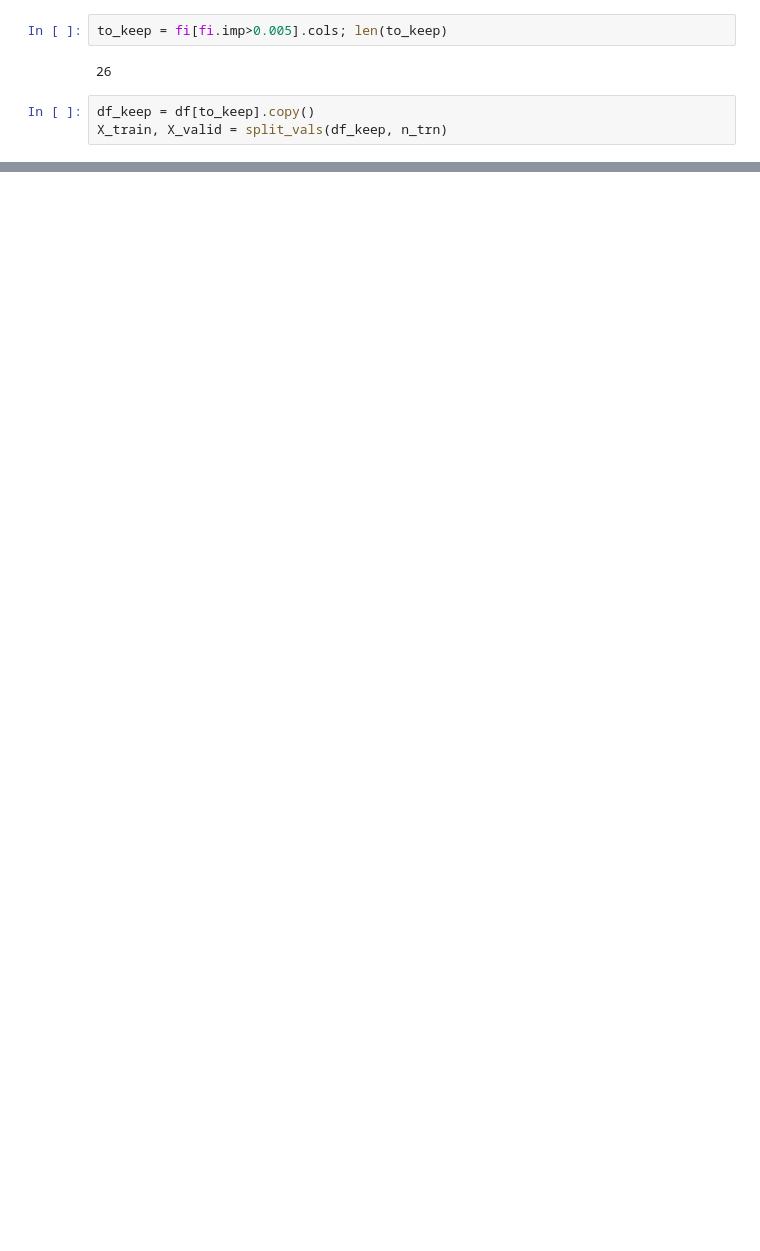
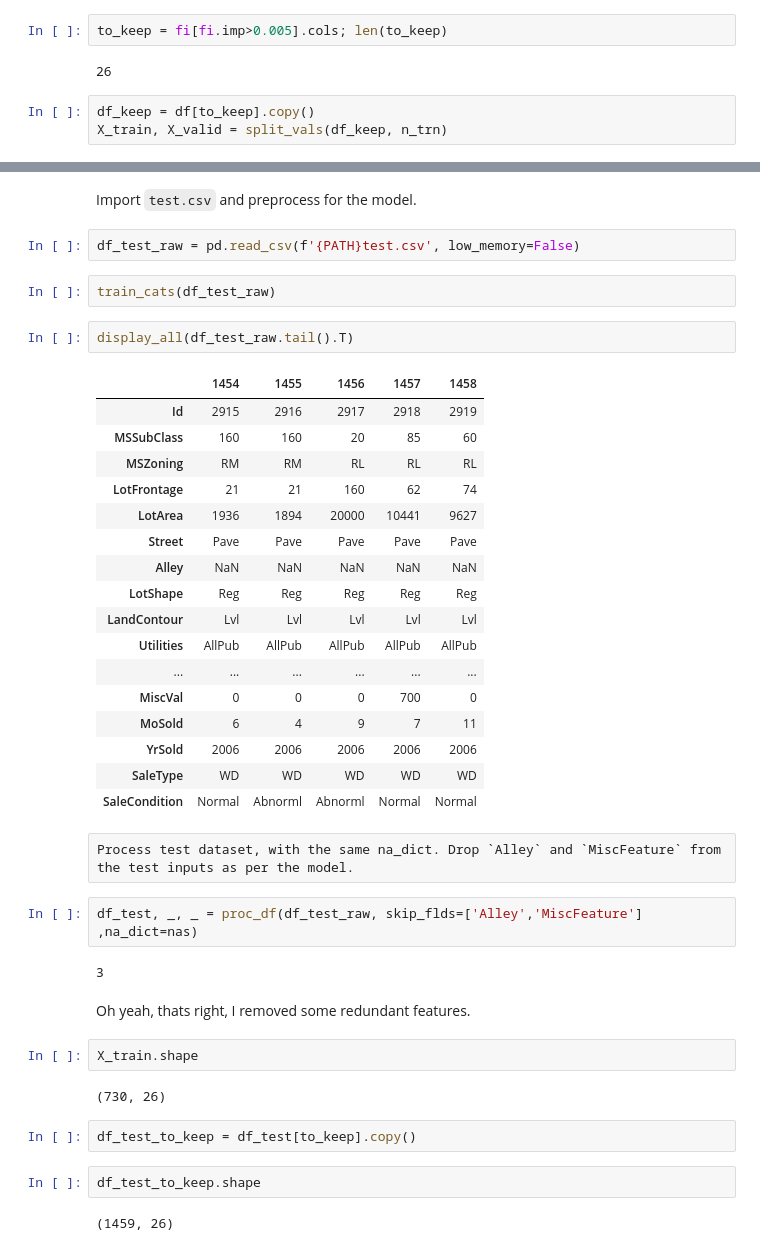
Before and after one commit to samC3/mediumai, a Jupyter notebook: kaggle/house-price/tristan/house_prices.ipynb, the cells around one changed output, grey strips where cells are left out. Cells and saved outputs as stored; diff of their text form; blank space fills up the shorter version.

```diff
--- a/kaggle/house-price/tristan/house_prices.ipynb
+++ b/kaggle/house-price/tristan/house_prices.ipynb
@@ -362,0 +456,44 @@ fi[:30].plot('cols', 'imp', 'barh', figsize = (12,10), legend = False, color='g'
+# %% [markdown]
+Import `test.csv` and preprocess for the model.
+# %%
+df_test_raw = pd.read_csv(f'{PATH}test.csv', low_memory=False)
+# %%
+train_cats(df_test_raw)
+# %%
+display_all(df_test_raw.tail().T)
+# %% [output]
+|  | 1454 | 1455 | 1456 | 1457 | 1458 |
+| Id | 2915 | 2916 | 2917 | 2918 | 2919 |
+| MSSubClass | 160 | 160 | 20 | 85 | 60 |
+| MSZoning | RM | RM | RL | RL | RL |
+| LotFrontage | 21 | 21 | 160 | 62 | 74 |
+| LotArea | 1936 | 1894 | 20000 | 10441 | 9627 |
+| Street | Pave | Pave | Pave | Pave | Pave |
+| Alley | NaN | NaN | NaN | NaN | NaN |
+| LotShape | Reg | Reg | Reg | Reg | Reg |
+| LandContour | Lvl | Lvl | Lvl | Lvl | Lvl |
+| Utilities | AllPub | AllPub | AllPub | AllPub | AllPub |
+| ... | ... | ... | ... | ... | ... |
+| MiscVal | 0 | 0 | 0 | 700 | 0 |
+| MoSold | 6 | 4 | 9 | 7 | 11 |
+| YrSold | 2006 | 2006 | 2006 | 2006 | 2006 |
+| SaleType | WD | WD | WD | WD | WD |
+| SaleCondition | Normal | Abnorml | Abnorml | Normal | Normal |
+# %% [raw]
+Process test dataset, with the same na_dict. Drop `Alley` and `MiscFeature` from the test inputs as per the model.
+# %%
+df_test, _, _ = proc_df(df_test_raw, skip_flds=['Alley','MiscFeature'] ,na_dict=nas)
+# %% [output]
+3
+# %% [markdown]
+Oh yeah, thats right, I removed some redundant features.
+# %%
+X_train.shape
+# %% [output]
+(730, 26)
+# %%
+df_test_to_keep = df_test[to_keep].copy()
+# %%
+df_test_to_keep.shape
+# %% [output]
+(1459, 26)
```
Also changed, not shown: parts of 34 cells of this notebook.
